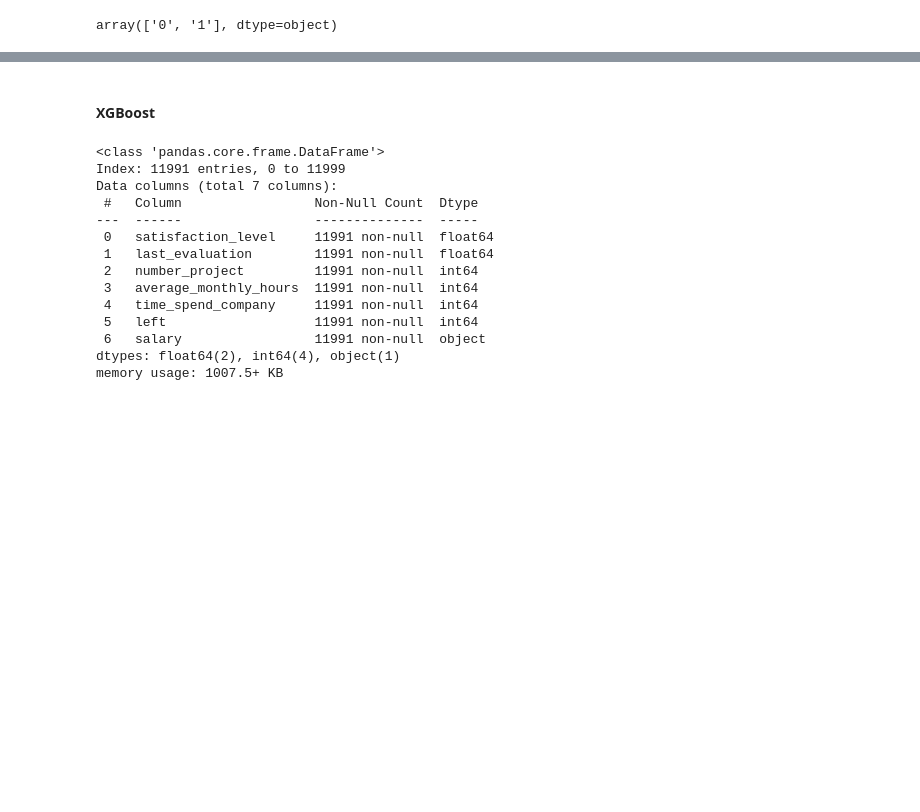
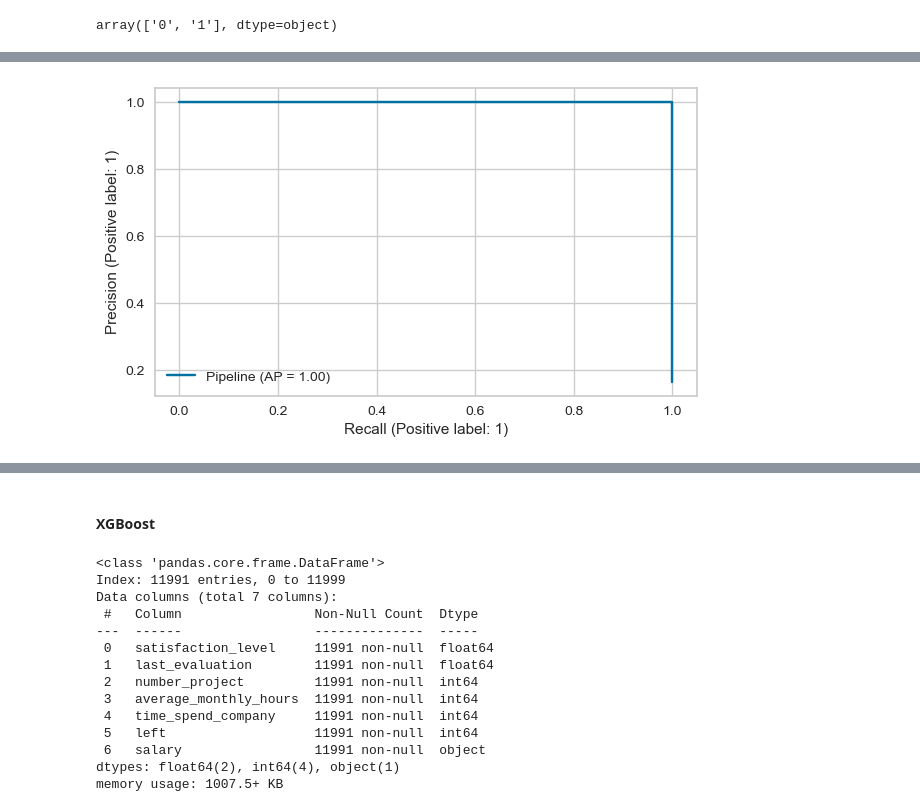
Before and after one commit to iceyisaak/capstone-project_churn-prediction, a Jupyter notebook: Churn Prediction_Student_Notebook_V5.ipynb, the cells around one changed output, grey strips where cells are left out. Drawn from its saved outputs; the diff is of its cells as text; code cells hidden in the pictures; blank space fills up the shorter version.

Commit message:
Finalising model

```diff
--- a/Churn Prediction_Student_Notebook_V5.ipynb
+++ b/Churn Prediction_Student_Notebook_V5.ipynb
@@ -1656,8 +1650,8 @@ X.head()
 # %%
 operations = [("transformer", column_trans),
               ("RF", RandomForestClassifier(random_state=42))]
-pipe_model = Pipeline(steps=operations)
-pipe_model.fit(X, y)
+rf_model = Pipeline(steps=operations)
+rf_model.fit(X, y)
 # %% [output]
 Pipeline(steps=[('transformer',
                  ColumnTransformer(remainder='passthrough',
@@ -1699,0 +1714,6 @@ array(['0', '1'], dtype=object)
+# %%
+from sklearn.metrics import PrecisionRecallDisplay
+
+PrecisionRecallDisplay.from_estimator(rf_model, X_test, y_test);
+# %% [output]
+[figure, added]
```
Also changed, not shown: parts of 86 cells of this notebook.
